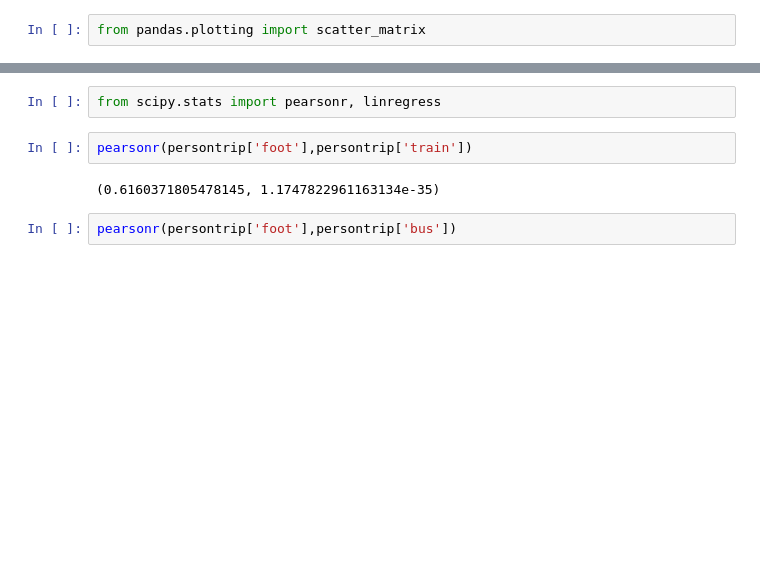
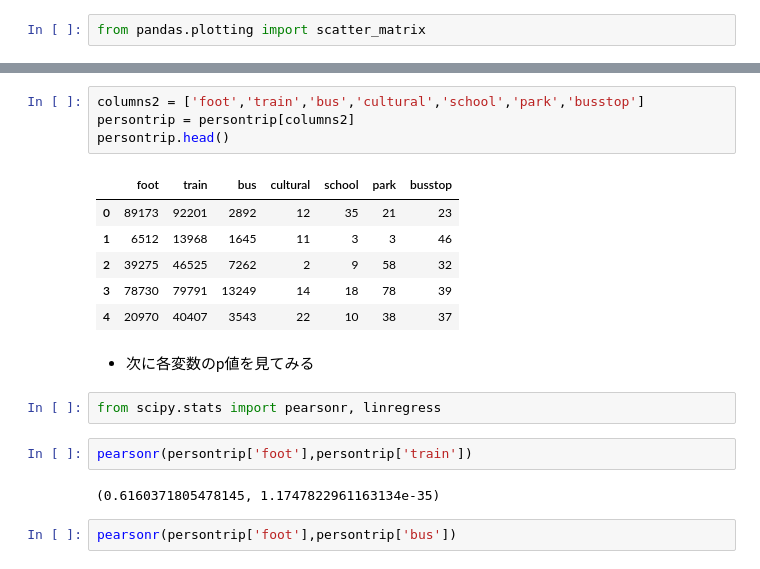
Before and after one commit to SengokuLAB/FirstStep, a Jupyter notebook: person trip.ipynb, the cells around one changed output, grey strips where cells are left out. Saved outputs shown, nothing was run; the diff lists cells and outputs as text; blank space fills up the shorter version.

```diff
--- a/person trip.ipynb
+++ b/person trip.ipynb
@@ -58,3 +75,16 @@ persontrip.corr().round(3)
+# %%
+columns2 = ['foot','train','bus','cultural','school','park','busstop']
+persontrip = persontrip[columns2]
+persontrip.head()
+# %% [output]
+|  | foot | train | bus | cultural | school | park | busstop |
+| 0 | 89173 | 92201 | 2892 | 12 | 35 | 21 | 23 |
+| 1 | 6512 | 13968 | 1645 | 11 | 3 | 3 | 46 |
+| 2 | 39275 | 46525 | 7262 | 2 | 9 | 58 | 32 |
+| 3 | 78730 | 79791 | 13249 | 14 | 18 | 78 | 39 |
+| 4 | 20970 | 40407 | 3543 | 22 | 10 | 38 | 37 |
+# %% [markdown]
+- 次に各変数のp値を見てみる
 # %%
 from scipy.stats import pearsonr, linregress
 # %%
```
Also changed, not shown: parts of 18 cells of this notebook.
